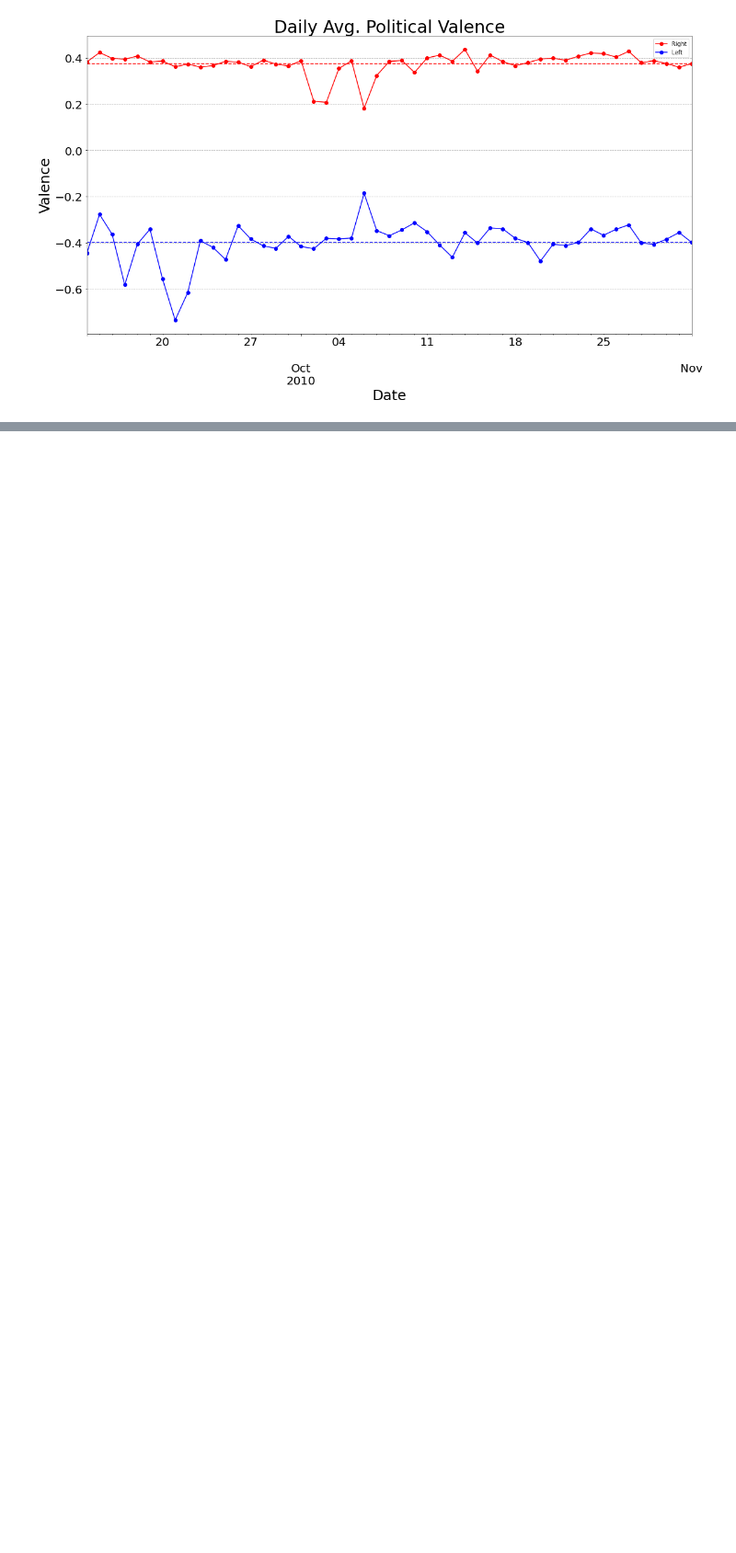
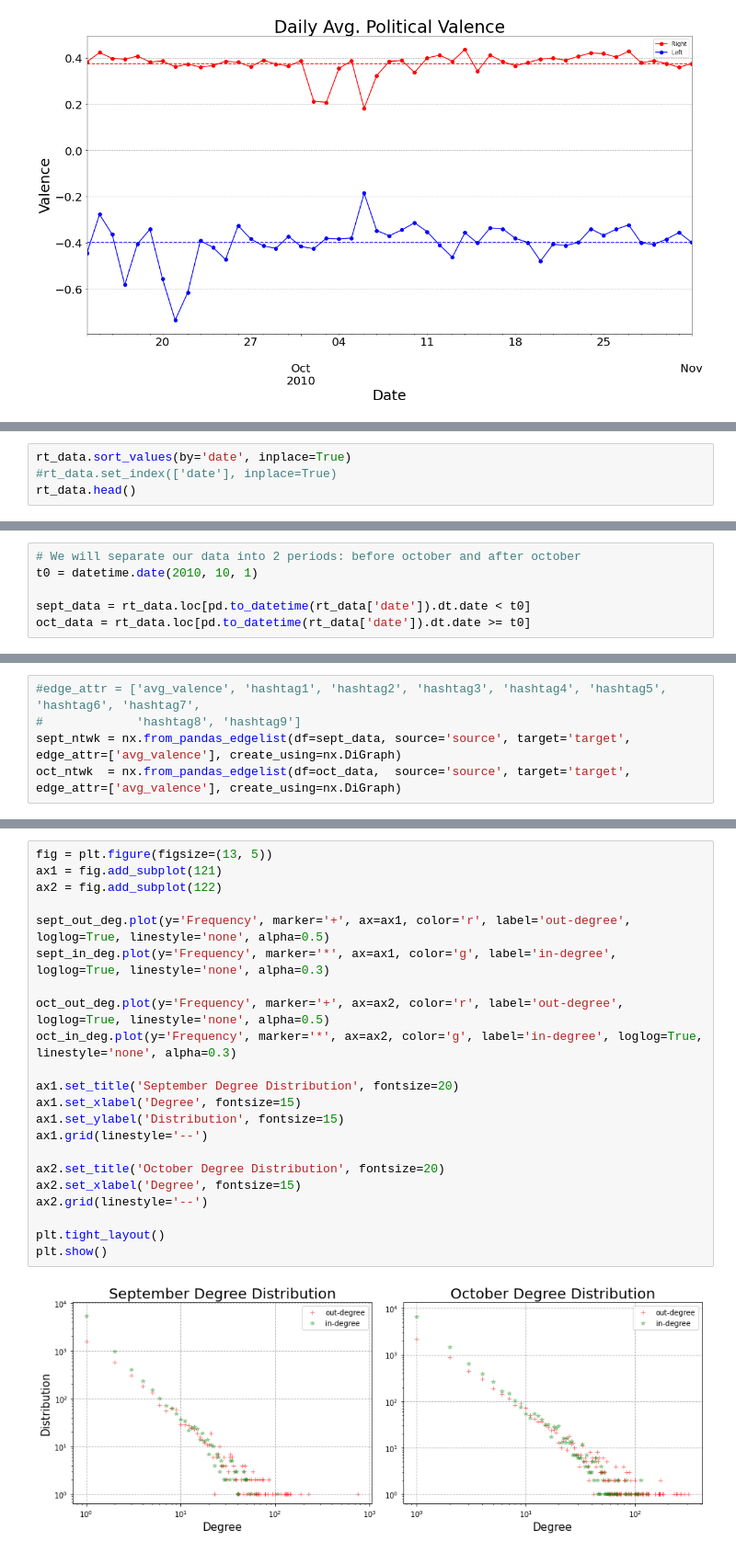
Before and after one commit to nromerodiaz/PhD, a Jupyter notebook: Assignment_2/Assignment_2.ipynb, the cells around one changed output, grey strips where cells are left out. Shown at 92% size. Saved outputs shown, nothing was run; the diff lists cells and outputs as text; blank space fills up the shorter version.

```diff
--- a/Assignment_2/Assignment_2.ipynb
+++ b/Assignment_2/Assignment_2.ipynb
@@ -329,0 +436,4 @@ We see that the daily averages are relatively stable. Lets see how the individua
+# %%
+rt_data.sort_values(by='date', inplace=True)
+#rt_data.set_index(['date'], inplace=True)
+rt_data.head()
@@ -329,0 +456,6 @@ We see that the daily averages are relatively stable. Lets see how the individua
+# %%
+# We will separate our data into 2 periods: before october and after october
+t0 = datetime.date(2010, 10, 1)
+
+sept_data = rt_data.loc[pd.to_datetime(rt_data['date']).dt.date < t0]
+oct_data = rt_data.loc[pd.to_datetime(rt_data['date']).dt.date >= t0]
@@ -329,0 +468,5 @@ We see that the daily averages are relatively stable. Lets see how the individua
+# %%
+#edge_attr = ['avg_valence', 'hashtag1', 'hashtag2', 'hashtag3', 'hashtag4', 'hashtag5', 'hashtag6', 'hashtag7',
+#             'hashtag8', 'hashtag9']
+sept_ntwk = nx.from_pandas_edgelist(df=sept_data, source='source', target='target', edge_attr=['avg_valence'], create_using=nx.DiGraph)
+oct_ntwk  = nx.from_pandas_edgelist(df=oct_data,  source='source', target='target', edge_attr=['avg_valence'], create_using=nx.DiGraph)
@@ -329,0 +622,24 @@ We see that the daily averages are relatively stable. Lets see how the individua
+# %%
+fig = plt.figure(figsize=(13, 5))
+ax1 = fig.add_subplot(121)
+ax2 = fig.add_subplot(122)
+
+sept_out_deg.plot(y='Frequency', marker='+', ax=ax1, color='r', label='out-degree', loglog=True, linestyle='none', alpha=0.5)
+sept_in_deg.plot(y='Frequency', marker='*', ax=ax1, color='g', label='in-degree', loglog=True, linestyle='none', alpha=0.3)
+
+oct_out_deg.plot(y='Frequency', marker='+', ax=ax2, color='r', label='out-degree', loglog=True, linestyle='none', alpha=0.5)
+oct_in_deg.plot(y='Frequency', marker='*', ax=ax2, color='g', label='in-degree', loglog=True, linestyle='none', alpha=0.3)
+
+ax1.set_title('September Degree Distribution', fontsize=20)
+ax1.set_xlabel('Degree', fontsize=15)
+ax1.set_ylabel('Distribution', fontsize=15)
+ax1.grid(linestyle='--')
+
+ax2.set_title('October Degree Distribution', fontsize=20)
+ax2.set_xlabel('Degree', fontsize=15)
+ax2.grid(linestyle='--')
+
+plt.tight_layout()
+plt.show()
+# %% [output]
+[figure, added]
```
Also changed, not shown: parts of 34 cells of this notebook.
